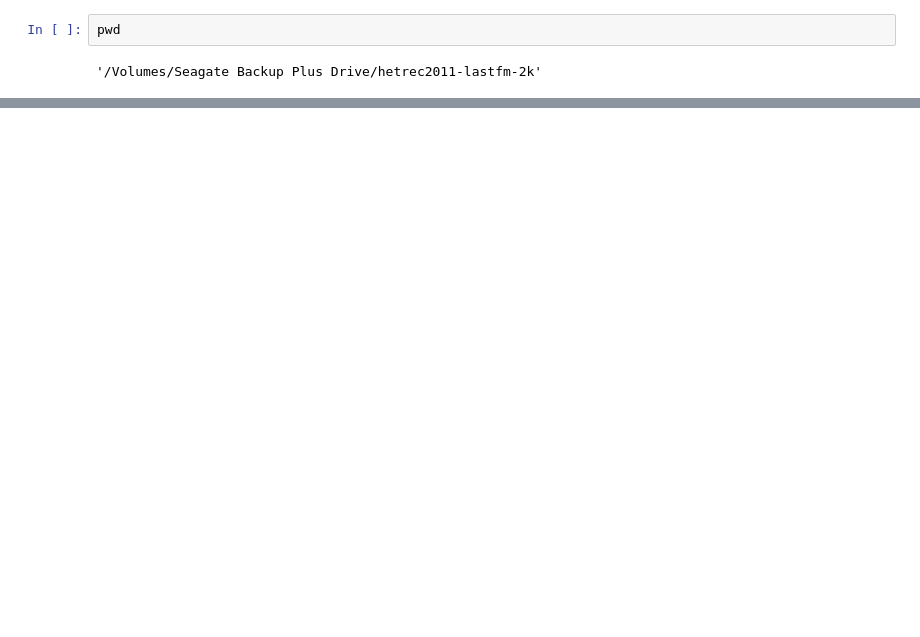
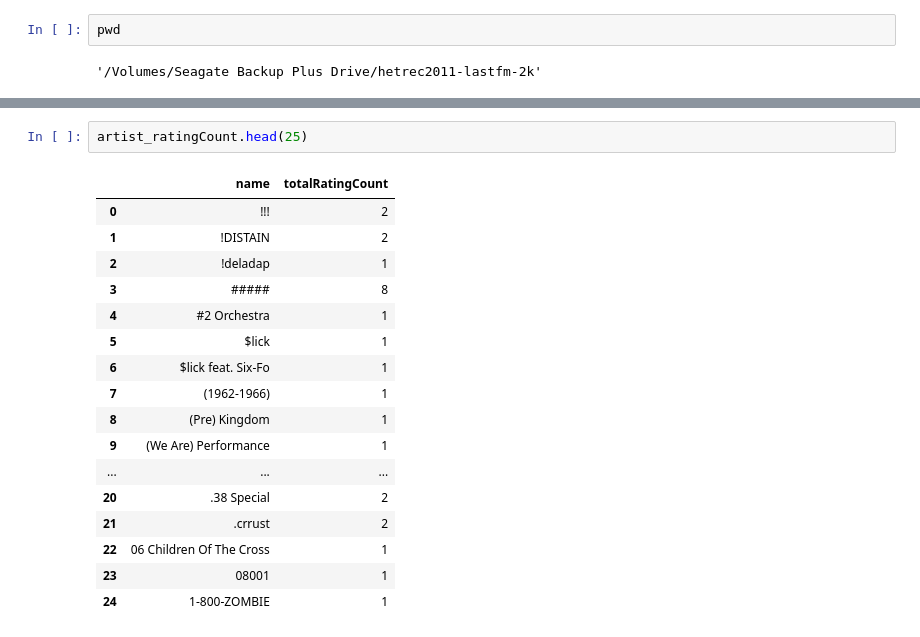
Before and after one commit to labs12-music-stream-selector/DS, a Jupyter notebook: last_FM_Analysis.ipynb, the cells around one changed output, grey strips where cells are left out. Drawn from its saved outputs; the diff is of its cells as text; blank space fills up the shorter version.

```diff
--- a/last_FM_Analysis.ipynb
+++ b/last_FM_Analysis.ipynb
@@ -307,0 +395,20 @@ user_and_artists
+# %%
+artist_ratingCount.head(25)
+# %% [output]
+|  | name | totalRatingCount |
+| 0 | !!! | 2 |
+| 1 | !DISTAIN | 2 |
+| 2 | !deladap | 1 |
+| 3 | ##### | 8 |
+| 4 | #2 Orchestra | 1 |
+| 5 | $lick | 1 |
+| 6 | $lick feat. Six-Fo | 1 |
+| 7 | (1962-1966) | 1 |
+| 8 | (Pre) Kingdom | 1 |
+| 9 | (We Are) Performance | 1 |
+| ... | ... | ... |
+| 20 | .38 Special | 2 |
+| 21 | .crrust | 2 |
+| 22 | 06 Children Of The Cross | 1 |
+| 23 | 08001 | 1 |
+| 24 | 1-800-ZOMBIE | 1 |
```
Also changed, not shown: parts of 56 cells of this notebook.
